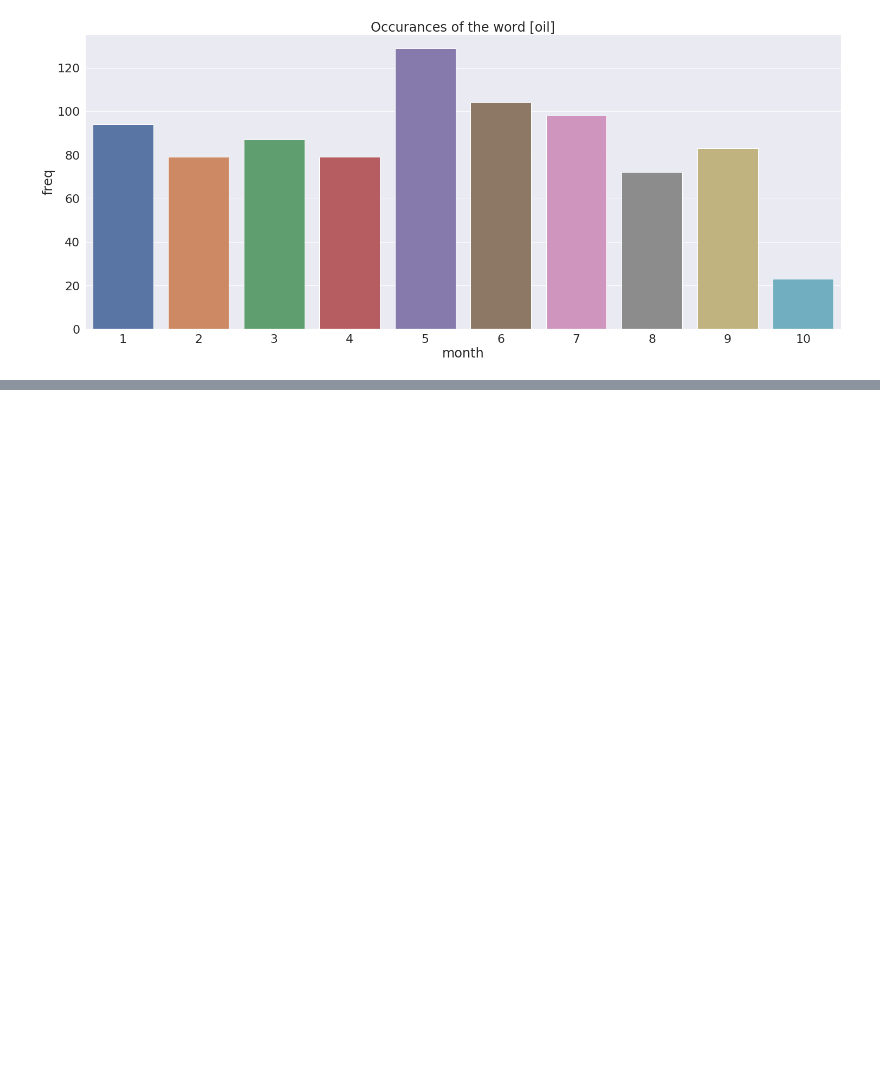
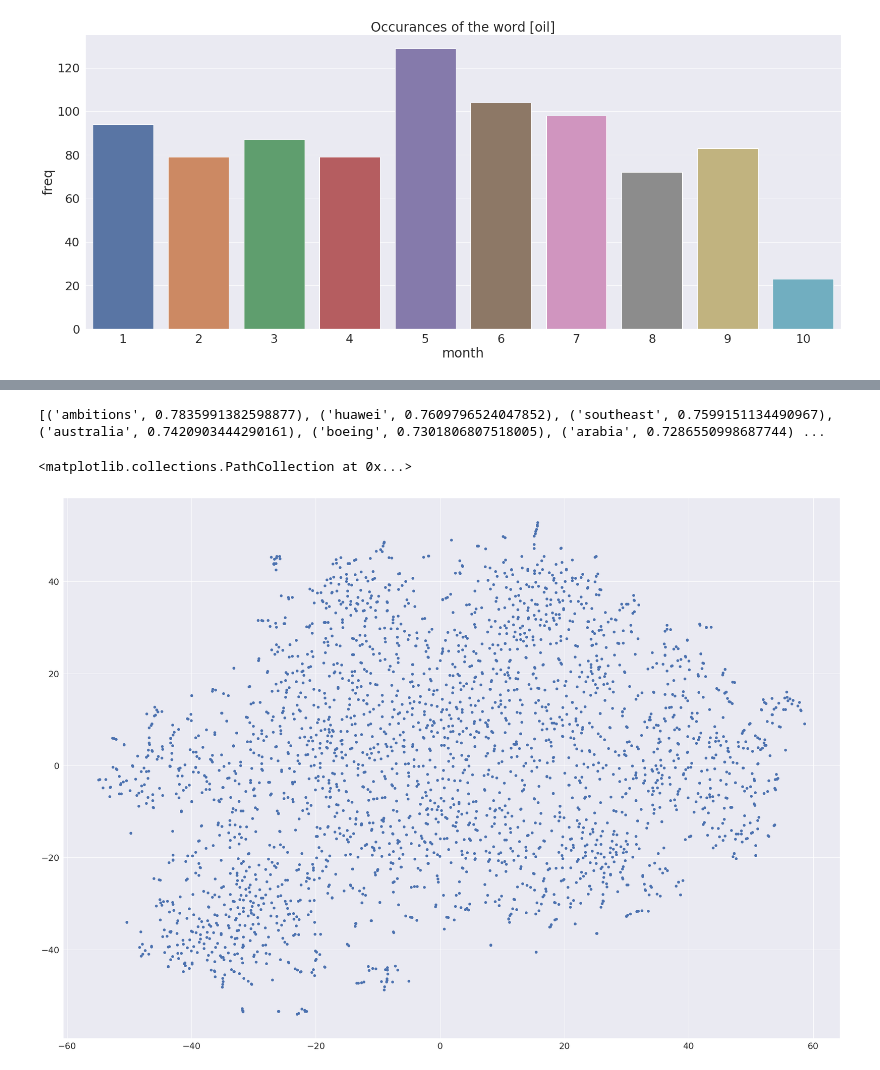
Before and after one commit to shelbyt/commenty, a Jupyter notebook: analysis/DataFrames-word2vec.ipynb, the cells around one changed output, grey strips where cells are left out. Cells and saved outputs as stored; diff of their text form; code cells hidden in the pictures; blank space fills up the shorter version.

Commit message:
added w2v model and tsne visualization

```diff
--- a/analysis/DataFrames-word2vec.ipynb
+++ b/analysis/DataFrames-word2vec.ipynb
@@ -114,0 +126,25 @@ plt.savefig('../results/' + target + '_year_freq.pdf')
+# %%
+def clean(text):
+    """Remove posting header, split by sentences and words, keep only letters"""
+    lines = re.split('[?!.:]\s', re.sub('^.*Lines: \d+', '', re.sub('\n', ' ', text)))
+    return [re.sub('[^a-zA-Z]', ' ', line).lower().split() for line in lines]
+# %%
+sentences = [line for text in blurb_list for line in clean(text)]
+# %%
+model = Word2Vec(sentences, workers=4, size=100, min_count=50, window=10, sample=1e-3)
+# %%
+print (model.wv.most_similar('india'))
+# %% [output]
+[('ambitions', 0.7835991382598877), ('huawei', 0.7609796524047852), ('southeast', 0.7599151134490967), ('australia', 0.7420903444290161), ('boeing', 0.7301806807518005), ('arabia', 0.7286550998687744) ...
+# %%
+#TODO(shelbyt): For some reason this always shows a different graph.
+X = model.wv[model.wv.vocab]
+
+tsne = TSNE(n_components=2)
+X_tsne = tsne.fit_transform(X)
+# %%
+plt.figure(figsize=(35,25))
+plt.scatter(X_tsne[:, 0], X_tsne[:, 1])
+# %% [output]
+<matplotlib.collections.PathCollection at 0x...>
+[figure, added]
```
Also changed, not shown: parts of 4 cells of this notebook.
